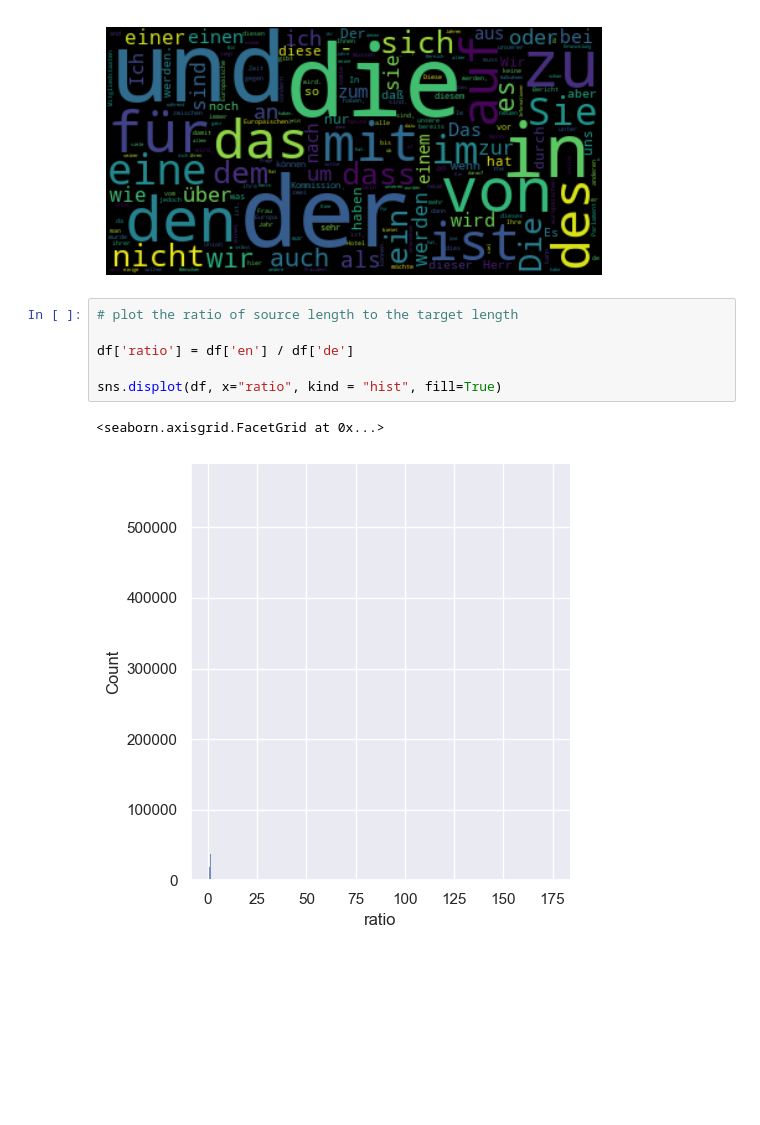
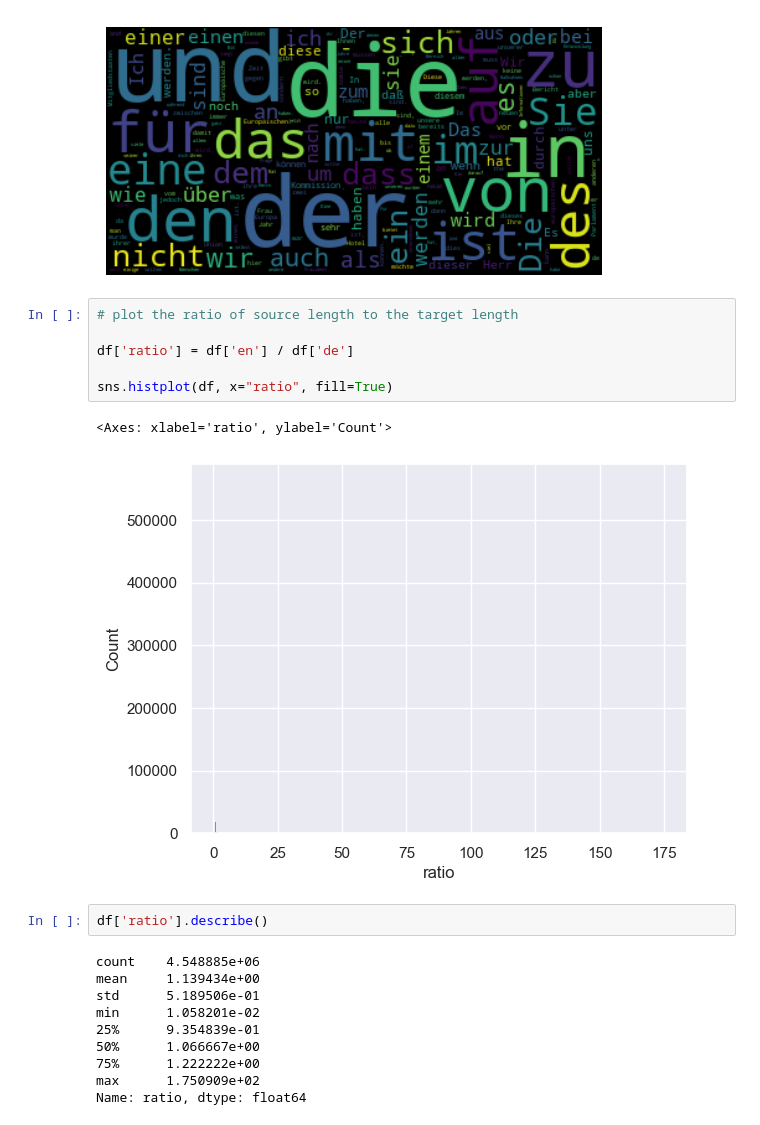
Before and after one commit to aflah02/DL_Assignments, a Jupyter notebook: Assignment_3/Task_2/visualization.ipynb, the cells around one changed output. Drawn from its saved outputs; the diff is of its cells as text; blank space fills up the shorter version.

```diff
--- a/Assignment_3/Task_2/visualization.ipynb
+++ b/Assignment_3/Task_2/visualization.ipynb
@@ -81,9 +81,21 @@ plt.show()
 # %%
 # plot the ratio of source length to the target length
 
 df['ratio'] = df['en'] / df['de']
 
-sns.displot(df, x="ratio", kind = "hist", fill=True)
+sns.histplot(df, x="ratio", fill=True)
 # %% [output]
-<seaborn.axisgrid.FacetGrid at 0x...>
+<Axes: xlabel='ratio', ylabel='Count'>
-[figure, old version]
+[figure, new version]
+# %%
+df['ratio'].describe()
+# %% [output]
+count    4.548885e+06
+mean     1.139434e+00
+std      5.189506e-01
+min      1.058201e-02
+25%      9.354839e-01
+50%      1.066667e+00
+75%      1.222222e+00
+max      1.750909e+02
+Name: ratio, dtype: float64
```
Also changed, not shown: 2 other files.
